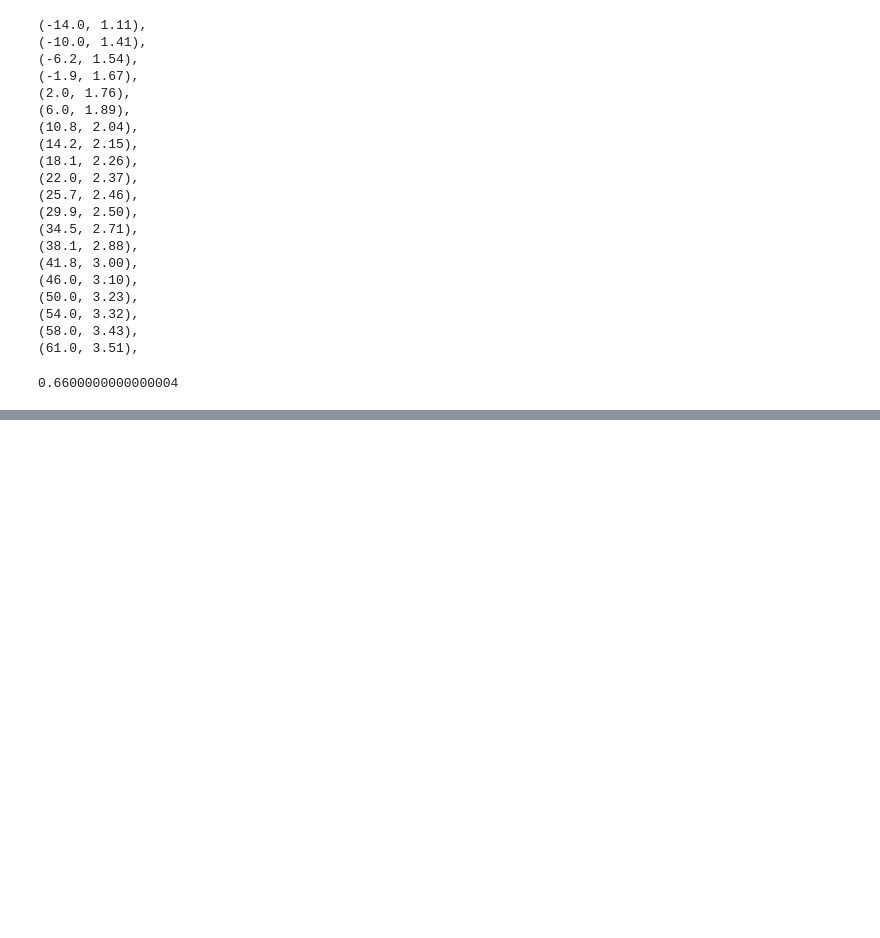
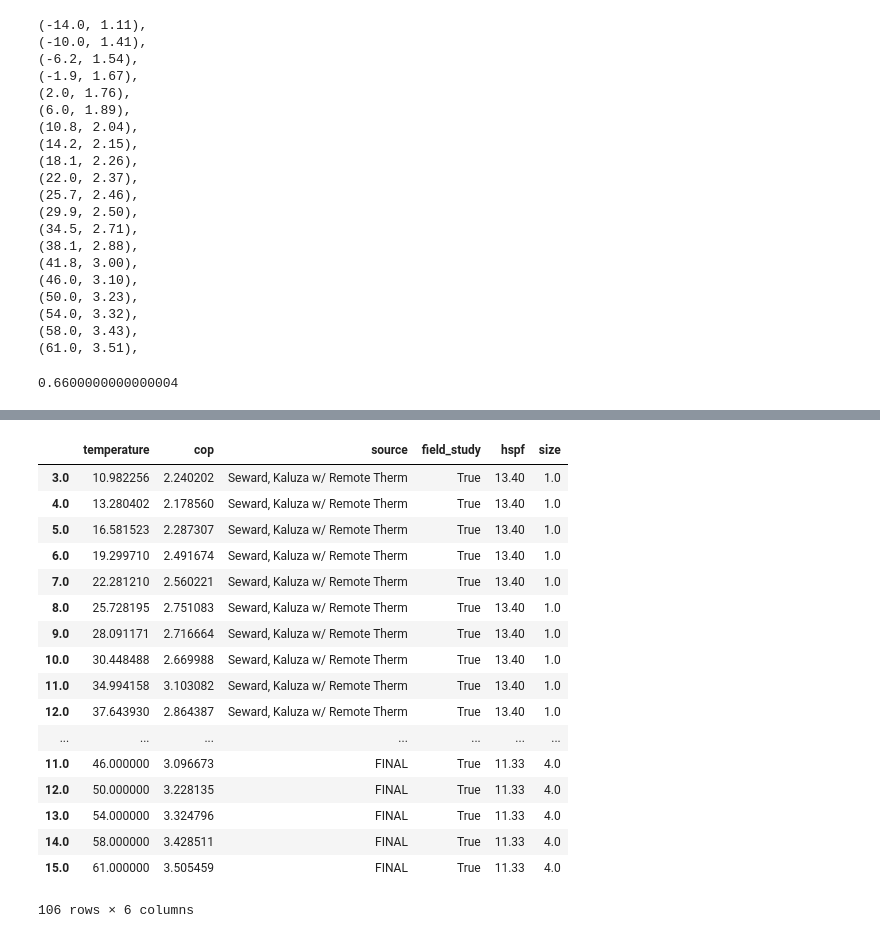
Before and after one commit to alanmitchell/heat-pump-study, a Jupyter notebook: general/cop_vs_temp.ipynb, the cells around one changed output, grey strips where cells are left out. Drawn from its saved outputs; the diff is of its cells as text; code cells hidden in the pictures; blank space fills up the shorter version.

```diff
--- a/general/cop_vs_temp.ipynb
+++ b/general/cop_vs_temp.ipynb
@@ -420,0 +470,24 @@ cop_minus_20
+# %%
+df_all = pd.concat([df.query('field_study == True'), df_points_final])
+df_all['size'] =  1.0
+df_all.loc[df_all.source == 'FINAL', 'size'] = 4.0
+df_all
+# %% [output]
+|  | temperature | cop | source | field_study | hspf | size |
+| 3.0 | 10.982256 | 2.240202 | Seward, Kaluza w/ Remote Therm | True | 13.40 | 1.0 |
+| 4.0 | 13.280402 | 2.178560 | Seward, Kaluza w/ Remote Therm | True | 13.40 | 1.0 |
+| 5.0 | 16.581523 | 2.287307 | Seward, Kaluza w/ Remote Therm | True | 13.40 | 1.0 |
+| 6.0 | 19.299710 | 2.491674 | Seward, Kaluza w/ Remote Therm | True | 13.40 | 1.0 |
+| 7.0 | 22.281210 | 2.560221 | Seward, Kaluza w/ Remote Therm | True | 13.40 | 1.0 |
+| 8.0 | 25.728195 | 2.751083 | Seward, Kaluza w/ Remote Therm | True | 13.40 | 1.0 |
+| 9.0 | 28.091171 | 2.716664 | Seward, Kaluza w/ Remote Therm | True | 13.40 | 1.0 |
+| 10.0 | 30.448488 | 2.669988 | Seward, Kaluza w/ Remote Therm | True | 13.40 | 1.0 |
+| 11.0 | 34.994158 | 3.103082 | Seward, Kaluza w/ Remote Therm | True | 13.40 | 1.0 |
+| 12.0 | 37.643930 | 2.864387 | Seward, Kaluza w/ Remote Therm | True | 13.40 | 1.0 |
+| ... | ... | ... | ... | ... | ... | ... |
+| 11.0 | 46.000000 | 3.096673 | FINAL | True | 11.33 | 4.0 |
+| 12.0 | 50.000000 | 3.228135 | FINAL | True | 11.33 | 4.0 |
+| 13.0 | 54.000000 | 3.324796 | FINAL | True | 11.33 | 4.0 |
+| 14.0 | 58.000000 | 3.428511 | FINAL | True | 11.33 | 4.0 |
+| 15.0 | 61.000000 | 3.505459 | FINAL | True | 11.33 | 4.0 |
+106 rows × 6 columns
```
Also changed, not shown: parts of 6 cells of this notebook.
